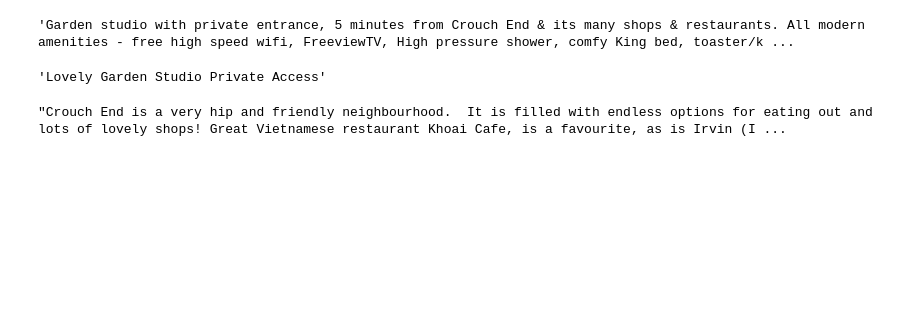
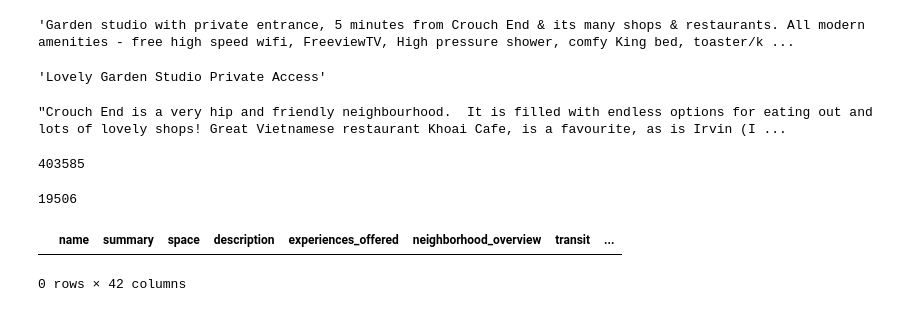
Before and after one commit to mathguy-r/adams-sose22, a Jupyter notebook: eda.ipynb, the cells around one changed output. Cells and saved outputs as stored; diff of their text form; code cells hidden in the pictures; blank space fills up the shorter version.

```diff
--- a/eda.ipynb
+++ b/eda.ipynb
@@ -214,3 +218,17 @@ train.name[1]
 train.neighborhood_overview[1]
 # %% [output]
 "Crouch End is a very hip and friendly neighbourhood.  It is filled with endless options for eating out and lots of lovely shops! Great Vietnamese restaurant Khoai Cafe, is a favourite, as is Irvin (I ...
+# %%
+temp = ' '.join(train.description.dropna().tolist())
+len(temp.split('.'))
+# %% [output]
+403585
+# %%
+train.neighborhood_overview.isnull().sum()
+# %% [output]
+19506
+# %%
+train[train.description=='']
+# %% [output]
+|  | name | summary | space | description | experiences_offered | neighborhood_overview | transit | ... |
+0 rows × 42 columns
```
Also changed, not shown: parts of 3 cells of this notebook, 2 other files.
